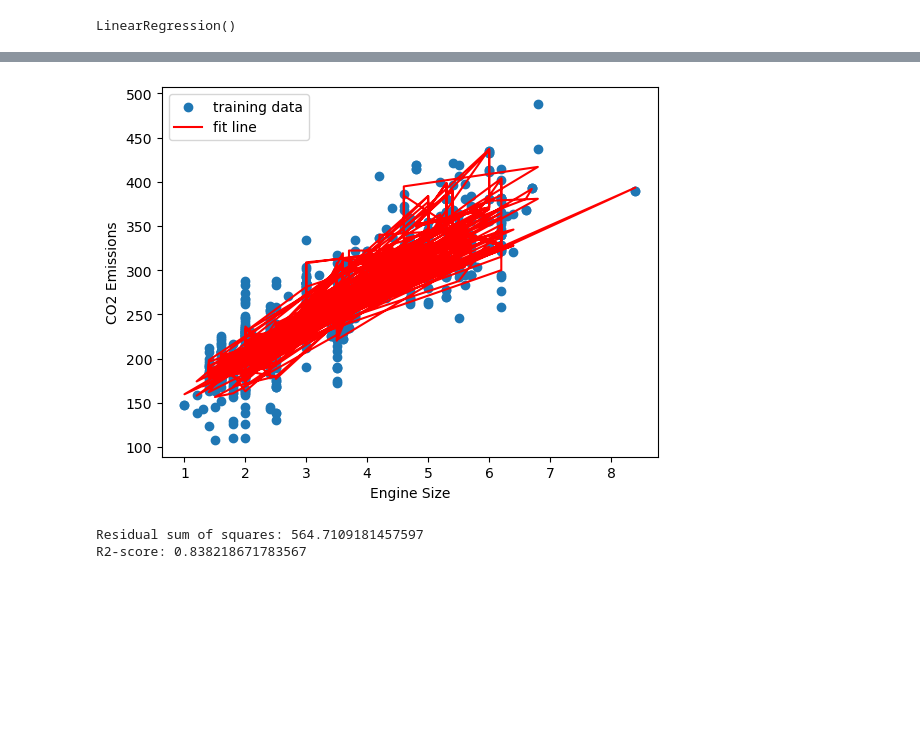
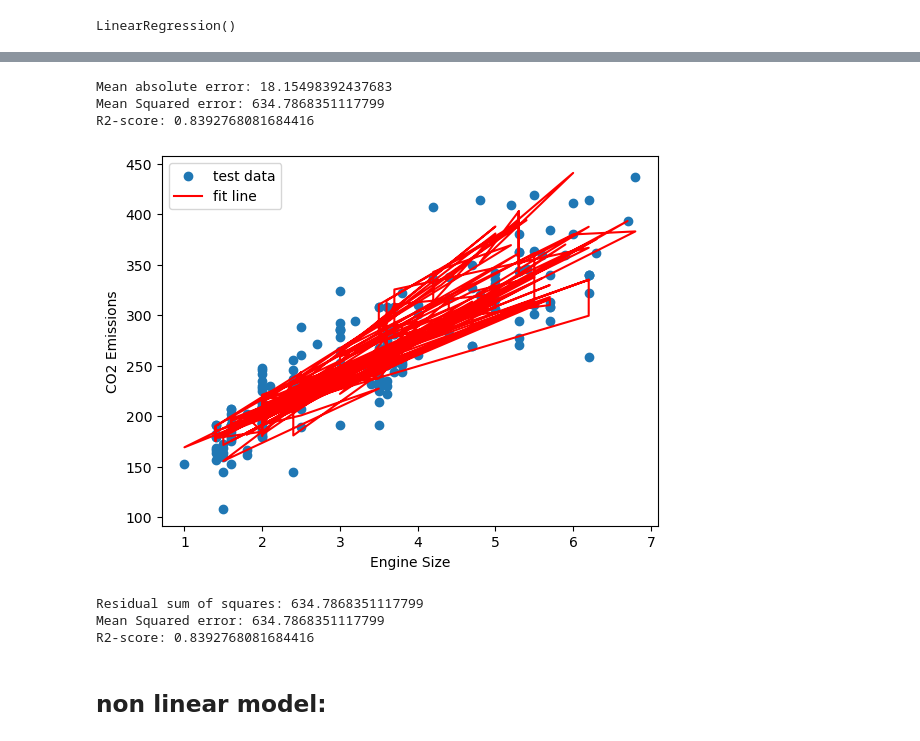
Before and after one commit to AliShrz/My-Machine-Learning, a Jupyter notebook: My Machine Learning.ipynb, the cells around one changed output, grey strips where cells are left out. Drawn from its saved outputs; the diff is of its cells as text; code cells hidden in the pictures; blank space fills up the shorter version.

```diff
--- a/My Machine Learning.ipynb
+++ b/My Machine Learning.ipynb
@@ -175,23 +175,34 @@ Intercept:  [65.17635778]
+# %%
+test_y_P_m = regresion_m.predict(test[['ENGINESIZE', 'CYLINDERS', 'FUELCONSUMPTION_COMB']])
+test_x_m = np.asanyarray(test[['ENGINESIZE', 'CYLINDERS', 'FUELCONSUMPTION_COMB']])
+print(f'Mean absolute error: {np.mean(np.absolute(test_y_P_m - test_y))}')
+print(f'Mean Squared error: {np.mean((test_y_P_m - test_y) ** 2)}')
+print(f'R2-score: {r2_score(test_y_P_m, test_y)}')
+# %% [output]
+Mean absolute error: 18.15498392437683
+Mean Squared error: 634.7868351117799
+R2-score: 0.8392768081684416
 # %%
 # plot the fit line over the data
-plt.scatter(train['ENGINESIZE'], train['CO2EMISSIONS'],  label='training data')
-plt.plot(train_x_m[:, 0], regresion_m.coef_[0][0] * train_x_m[:, 0] +
-                        regresion_m.coef_[0][1] * train_x_m[:, 1] +
-                        regresion_m.coef_[0][2] * train_x_m[:, 2] +
-                        regresion_m.intercept_[0], '-r', label='fit line')
+plt.scatter(test['ENGINESIZE'], test['CO2EMISSIONS'],  label='test data')
+plt.plot(test['ENGINESIZE'],test_y_P_m, '-r', label='fit line')
 plt.xlabel('Engine Size')
 plt.ylabel('CO2 Emissions')
 plt.legend()
 plt.show()
 # %% [output]
-[figure, old version]
+[figure, new version]
 # %%
-y_hat = regresion_m.predict(train_x_m)
-x = np.asanyarray(train[['ENGINESIZE', 'CYLINDERS', 'FUELCONSUMPTION_COMB']])
-y = np.asanyarray(train[['CO2EMISSIONS']])
+y_hat = regresion_m.predict(test_x_m)
+x = np.asanyarray(test[['ENGINESIZE', 'CYLINDERS', 'FUELCONSUMPTION_COMB']])
+y = np.asanyarray(test[['CO2EMISSIONS']])
 
 print(f'Residual sum of squares: {np.mean((y - y_hat) ** 2)}')
+print(f'Mean Squared error: {np.mean((y_hat - y) ** 2)}')
 print(f'R2-score: {r2_score(y_hat, y)}')
 # %% [output]
-Residual sum of squares: 564.7109181457597
-R2-score: 0.838218671783567
+Residual sum of squares: 634.7868351117799
+Mean Squared error: 634.7868351117799
+R2-score: 0.8392768081684416
+# %% [markdown]
+## non linear model:
```
Also changed, not shown: parts of 11 cells of this notebook, 2 other files.
